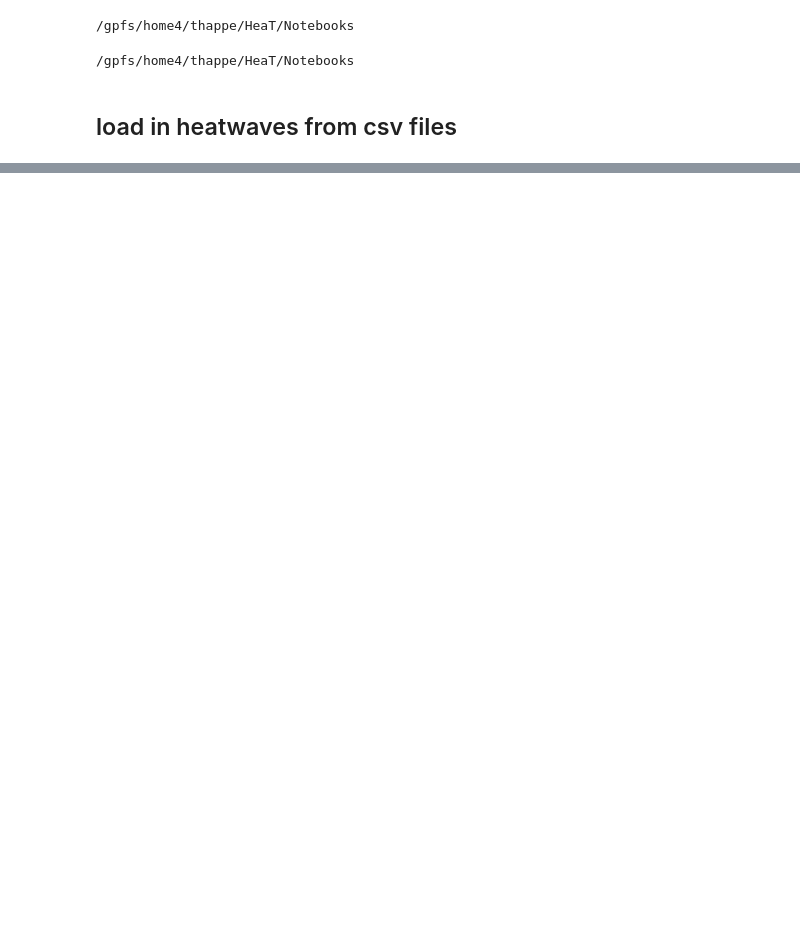
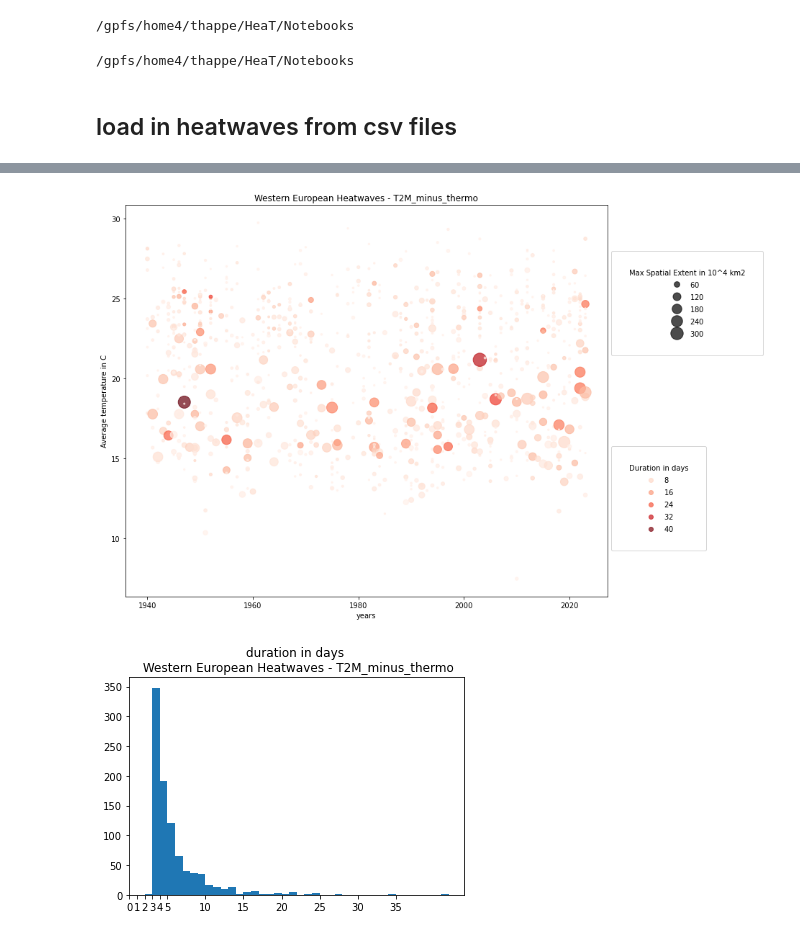
Before and after one commit to tamarahappe/HeaT, a Jupyter notebook: Notebooks/gdbscan_heatwaves_analysis.ipynb, the cells around one changed output, grey strips where cells are left out. Drawn from its saved outputs; the diff is of its cells as text; code cells hidden in the pictures; blank space fills up the shorter version.

```diff
--- a/Notebooks/gdbscan_heatwaves_analysis.ipynb
+++ b/Notebooks/gdbscan_heatwaves_analysis.ipynb
@@ -90,0 +150,5 @@ KeyboardInterrupt:
+# %%
+heatwave_plot(T2M_minus_thermo_heatwaves, "Western European Heatwaves - T2M_minus_thermo", offset=True)
+# %% [output]
+[figure, added]
+[figure, added]
```
Also changed, not shown: parts of 14 cells of this notebook, 2 other files.
